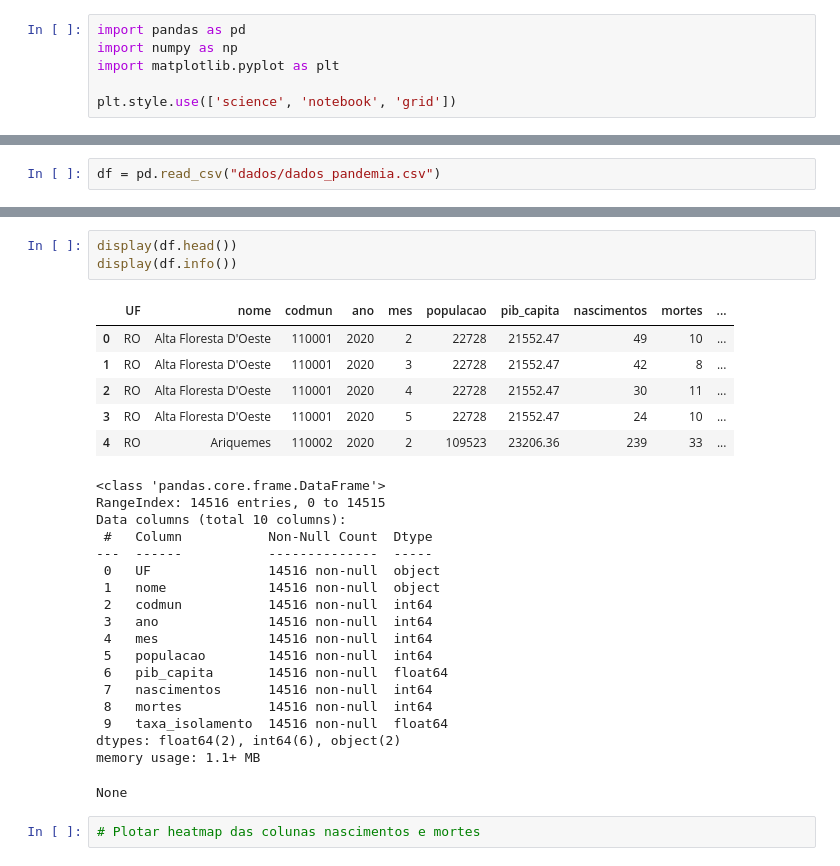
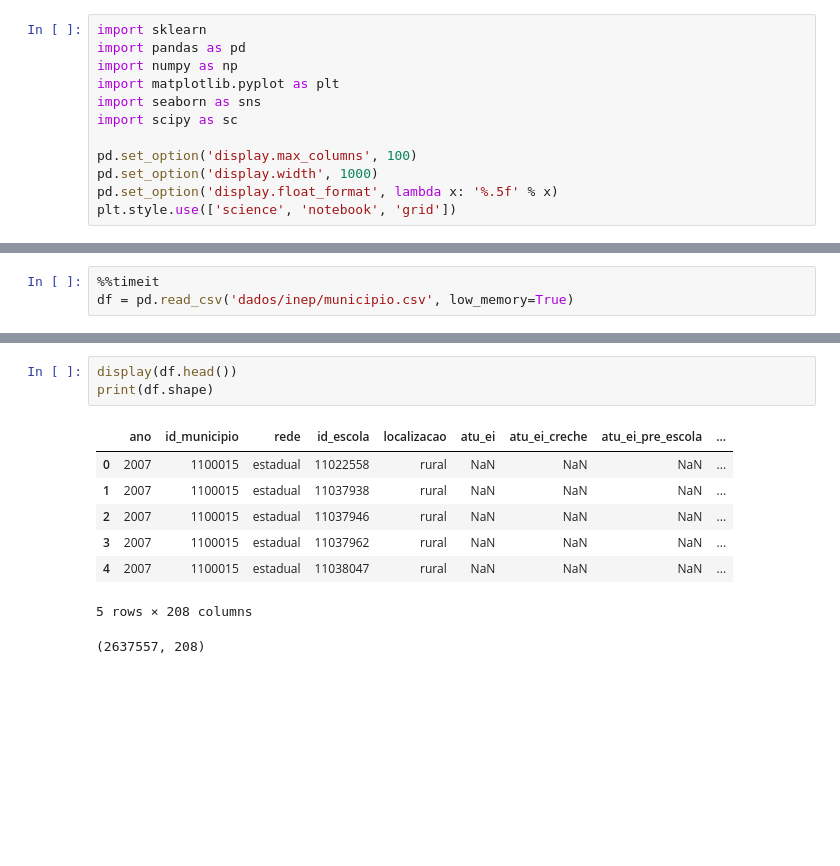
Before and after one commit to baldoinov/econometria-i, a Jupyter notebook: Monitorias.ipynb, the cells around one changed output, grey strips where cells are left out. Drawn from its saved outputs; the diff is of its cells as text; blank space fills up the shorter version.

```diff
--- a/Monitorias.ipynb
+++ b/Monitorias.ipynb
@@ -1,6 +3,12 @@
 # %%
+import sklearn
 import pandas as pd
 import numpy as np
 import matplotlib.pyplot as plt
+import seaborn as sns
+import scipy as sc
 
+pd.set_option('display.max_columns', 100)
+pd.set_option('display.width', 1000)
+pd.set_option('display.float_format', lambda x: '%.5f' % x)
 plt.style.use(['science', 'notebook', 'grid'])
@@ -7,2 +19,3 @@ plt.style.use(['science', 'notebook', 'grid'])
 # %%
-df = pd.read_csv("dados/dados_pandemia.csv")
+%%timeit
+df = pd.read_csv('dados/inep/municipio.csv', low_memory=True)
@@ -9,30 +24,12 @@ df = pd.read_csv("dados/dados_pandemia.csv")
 # %%
 display(df.head())
-display(df.info())
+print(df.shape)
 # %% [output]
-|  | UF | nome | codmun | ano | mes | populacao | pib_capita | nascimentos | mortes | ... |
-| 0 | RO | Alta Floresta D'Oeste | 110001 | 2020 | 2 | 22728 | 21552.47 | 49 | 10 | ... |
-| 1 | RO | Alta Floresta D'Oeste | 110001 | 2020 | 3 | 22728 | 21552.47 | 42 | 8 | ... |
-| 2 | RO | Alta Floresta D'Oeste | 110001 | 2020 | 4 | 22728 | 21552.47 | 30 | 11 | ... |
-| 3 | RO | Alta Floresta D'Oeste | 110001 | 2020 | 5 | 22728 | 21552.47 | 24 | 10 | ... |
-| 4 | RO | Ariquemes | 110002 | 2020 | 2 | 109523 | 23206.36 | 239 | 33 | ... |
+|  | ano | id_municipio | rede | id_escola | localizacao | atu_ei | atu_ei_creche | atu_ei_pre_escola | ... |
+| 0 | 2007 | 1100015 | estadual | 11022558 | rural | NaN | NaN | NaN | ... |
+| 1 | 2007 | 1100015 | estadual | 11037938 | rural | NaN | NaN | NaN | ... |
+| 2 | 2007 | 1100015 | estadual | 11037946 | rural | NaN | NaN | NaN | ... |
+| 3 | 2007 | 1100015 | estadual | 11037962 | rural | NaN | NaN | NaN | ... |
+| 4 | 2007 | 1100015 | estadual | 11038047 | rural | NaN | NaN | NaN | ... |
-<class 'pandas.core.frame.DataFrame'>
-RangeIndex: 14516 entries, 0 to 14515
-Data columns (total 10 columns):
- #   Column           Non-Null Count  Dtype
----  ------           --------------  -----
- 0   UF               14516 non-null  object
- 1   nome             14516 non-null  object
- 2   codmun           14516 non-null  int64
- 3   ano              14516 non-null  int64
- 4   mes              14516 non-null  int64
- 5   populacao        14516 non-null  int64
- 6   pib_capita       14516 non-null  float64
- 7   nascimentos      14516 non-null  int64
- 8   mortes           14516 non-null  int64
- 9   taxa_isolamento  14516 non-null  float64
-dtypes: float64(2), int64(6), object(2)
-memory usage: 1.1+ MB
+5 rows × 208 columns
-None
+(2637557, 208)
-# %%
-# Plotar heatmap das colunas nascimentos e mortes
```
Also changed, not shown: parts of 17 cells of this notebook, 18 other files.
